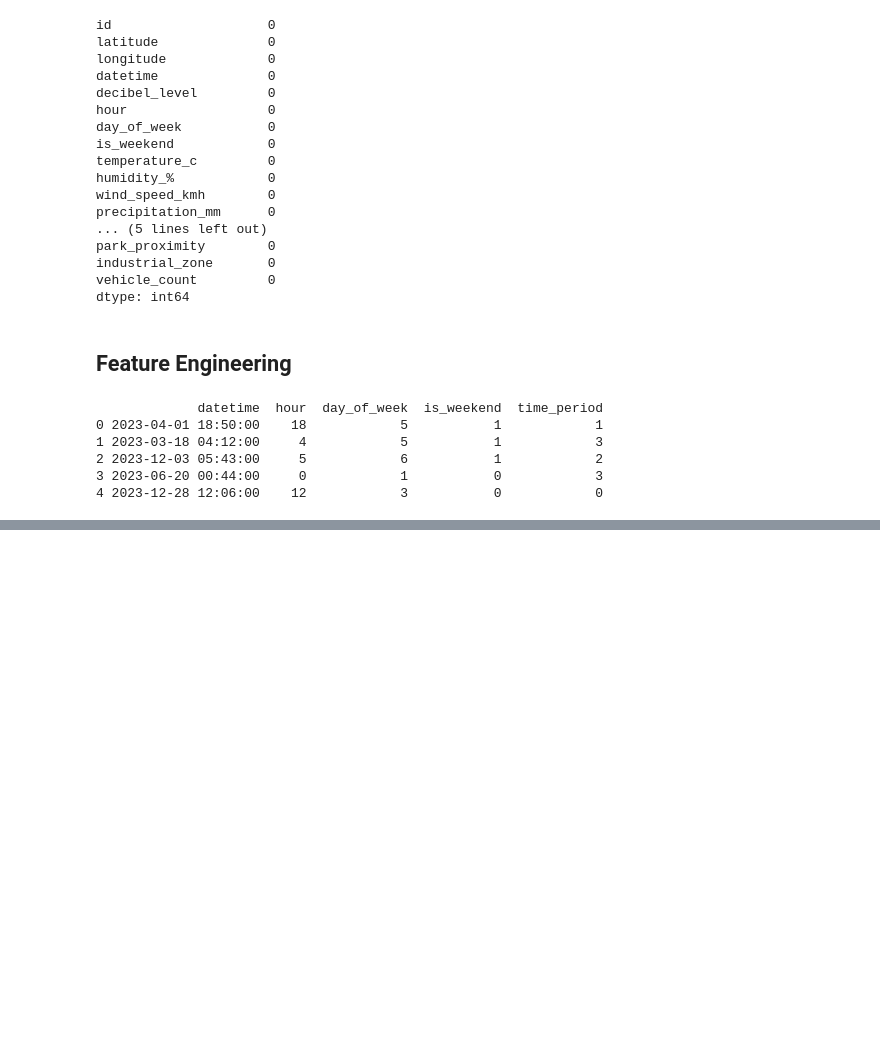
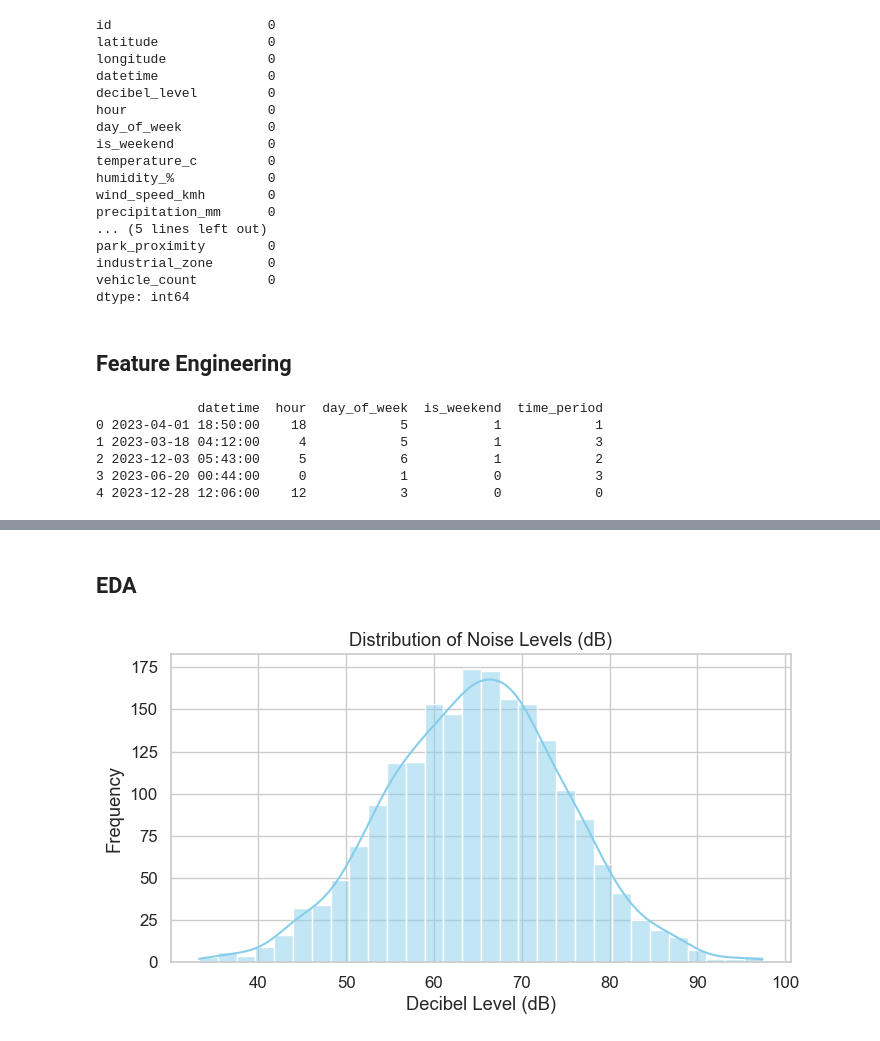
Before and after one commit to sanodyaJinadasa/Urban-noise-analysis, a Jupyter notebook: Analysis.ipynb, the cells around one changed output, grey strips where cells are left out. Saved outputs shown, nothing was run; the diff lists cells and outputs as text; code cells hidden in the pictures; blank space fills up the shorter version.

```diff
--- a/Analysis.ipynb
+++ b/Analysis.ipynb
@@ -243,0 +282,13 @@ print(df[['datetime', 'hour', 'day_of_week', 'is_weekend', 'time_period']].head(
+# %% [markdown]
+## EDA
+# %%
+sns.set(style="whitegrid", palette="muted", font_scale=1.1)
+# %%
+plt.figure(figsize=(8, 4))
+sns.histplot(df['decibel_level'], kde=True, bins=30, color='skyblue')
+plt.title("Distribution of Noise Levels (dB)")
+plt.xlabel("Decibel Level (dB)")
+plt.ylabel("Frequency")
+plt.show()
+# %% [output]
+[figure, added]
```
Also changed, not shown: parts of 14 cells of this notebook.
